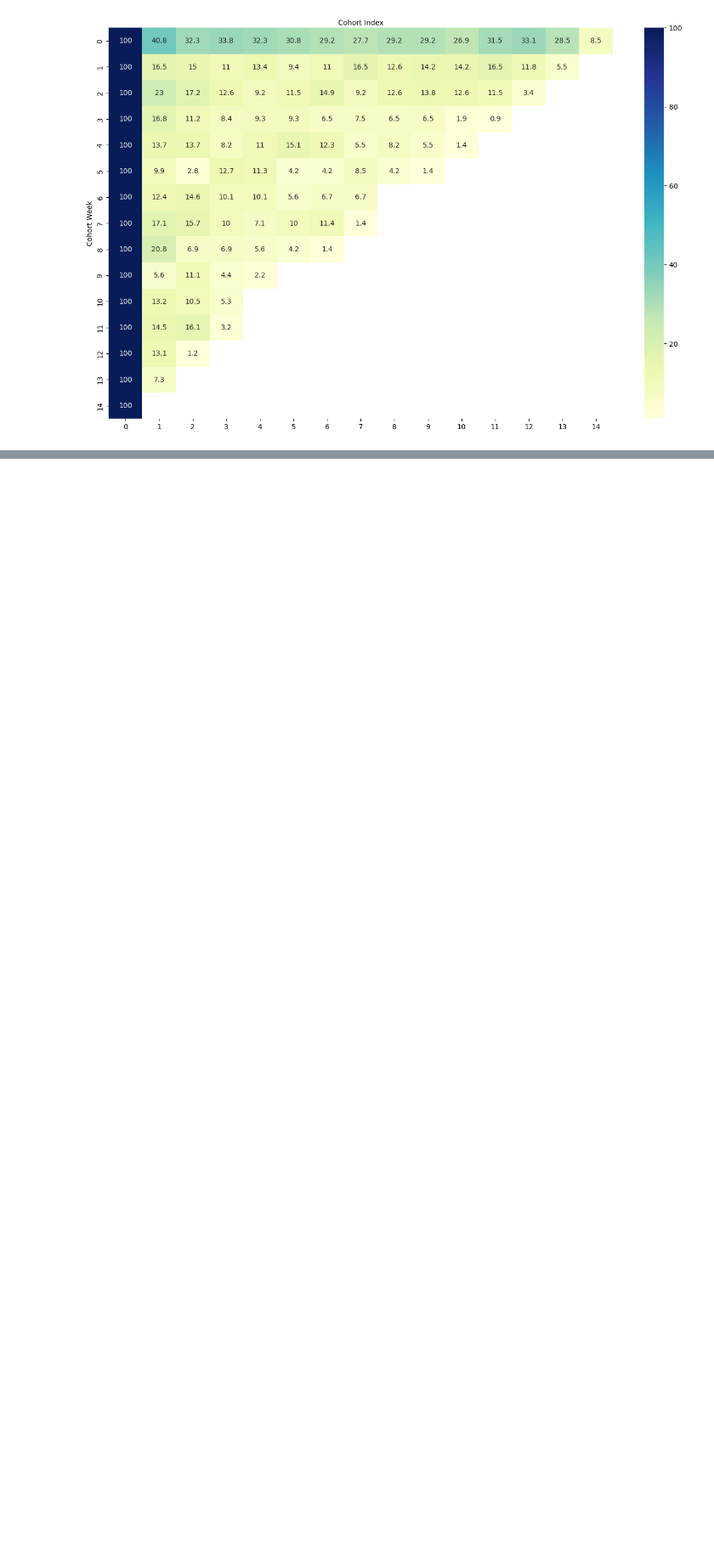
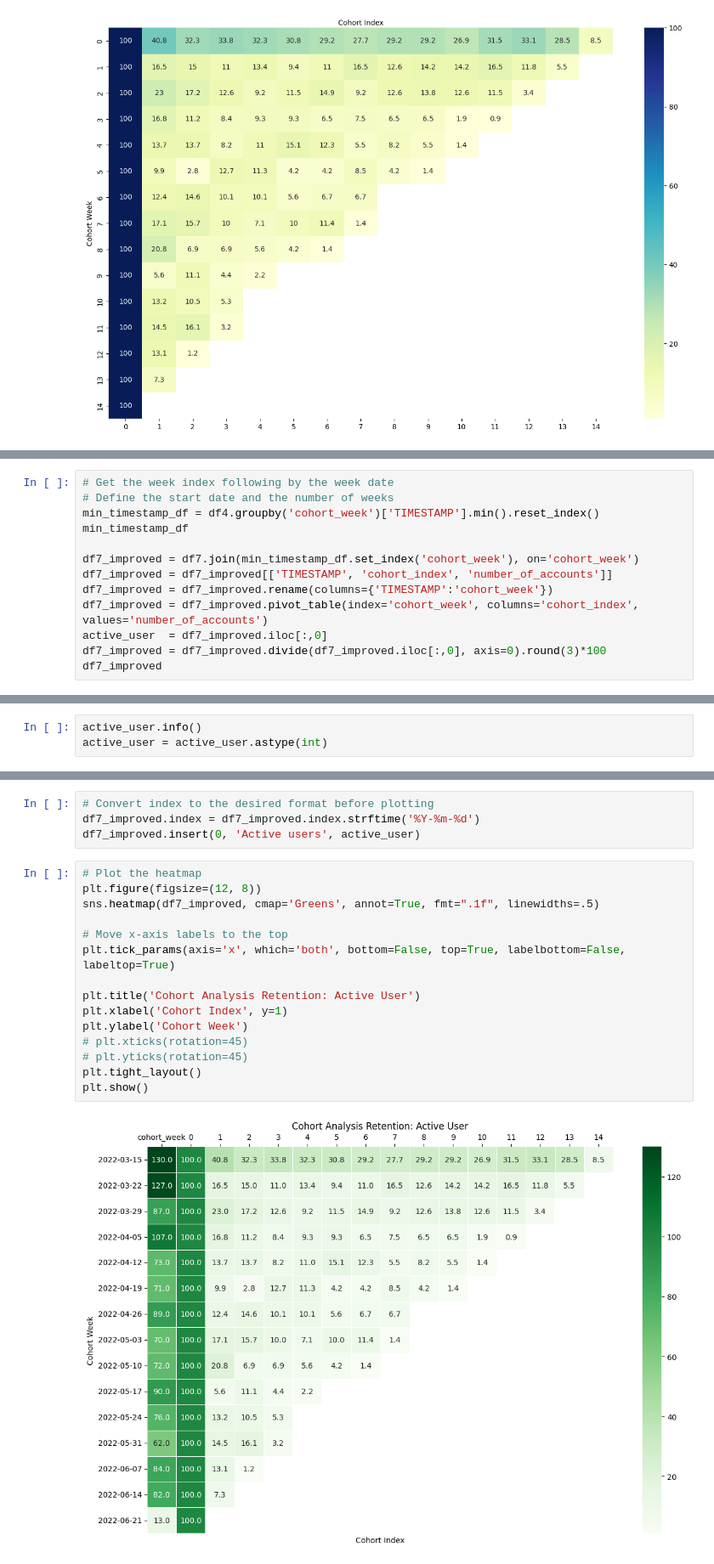
Before and after one commit to vhtua/cohort-analysis, a Jupyter notebook: cohort.ipynb, the cells around one changed output, grey strips where cells are left out. Shown at 85% size. Saved outputs shown, nothing was run; the diff lists cells and outputs as text; blank space fills up the shorter version.

```diff
--- a/cohort.ipynb
+++ b/cohort.ipynb
@@ -309,0 +313,13 @@ plt.show()
+# %%
+# Get the week index following by the week date
+# Define the start date and the number of weeks
+min_timestamp_df = df4.groupby('cohort_week')['TIMESTAMP'].min().reset_index()
+min_timestamp_df
+
+df7_improved = df7.join(min_timestamp_df.set_index('cohort_week'), on='cohort_week')
+df7_improved = df7_improved[['TIMESTAMP', 'cohort_index', 'number_of_accounts']]
+df7_improved = df7_improved.rename(columns={'TIMESTAMP':'cohort_week'})
+df7_improved = df7_improved.pivot_table(index='cohort_week', columns='cohort_index', values='number_of_accounts')
+active_user  = df7_improved.iloc[:,0]
+df7_improved = df7_improved.divide(df7_improved.iloc[:,0], axis=0).round(3)*100
+df7_improved
@@ -309,0 +344,3 @@ plt.show()
+# %%
+active_user.info()
+active_user = active_user.astype(int)
@@ -309,0 +356,21 @@ plt.show()
+# %%
+# Convert index to the desired format before plotting
+df7_improved.index = df7_improved.index.strftime('%Y-%m-%d')
+df7_improved.insert(0, 'Active users', active_user)
+# %%
+# Plot the heatmap
+plt.figure(figsize=(12, 8))
+sns.heatmap(df7_improved, cmap='Greens', annot=True, fmt=".1f", linewidths=.5)
+
+# Move x-axis labels to the top
+plt.tick_params(axis='x', which='both', bottom=False, top=True, labelbottom=False, labeltop=True)
+
+plt.title('Cohort Analysis Retention: Active User')
+plt.xlabel('Cohort Index', y=1)
+plt.ylabel('Cohort Week')
+# plt.xticks(rotation=45)
+# plt.yticks(rotation=45)
+plt.tight_layout()
+plt.show()
+# %% [output]
+[figure, added]
```
Also changed, not shown: parts of 3 cells of this notebook, 1 other file.
